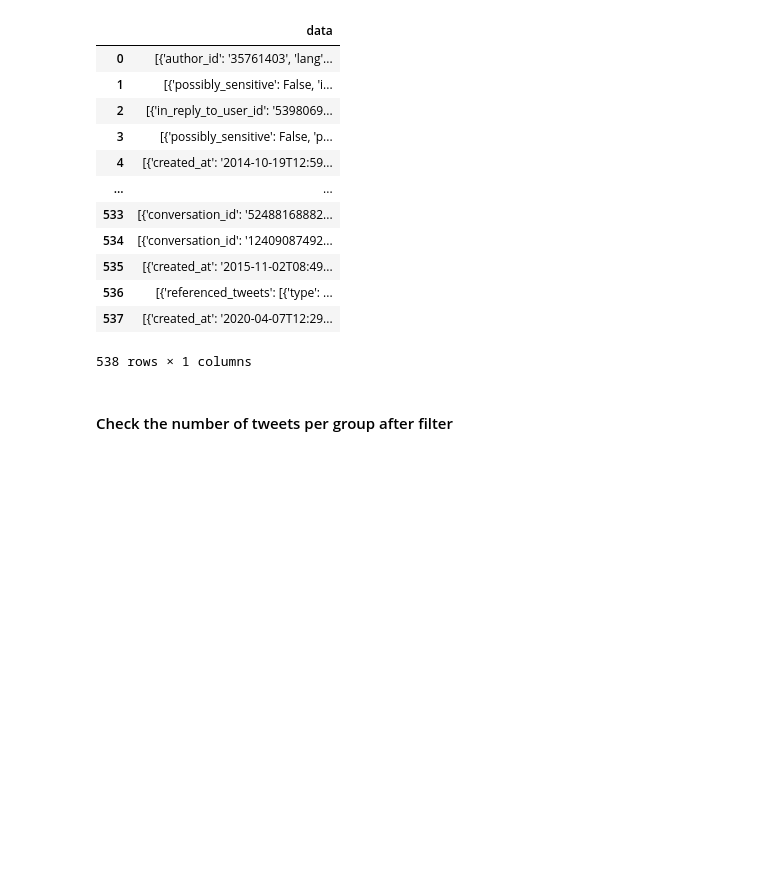
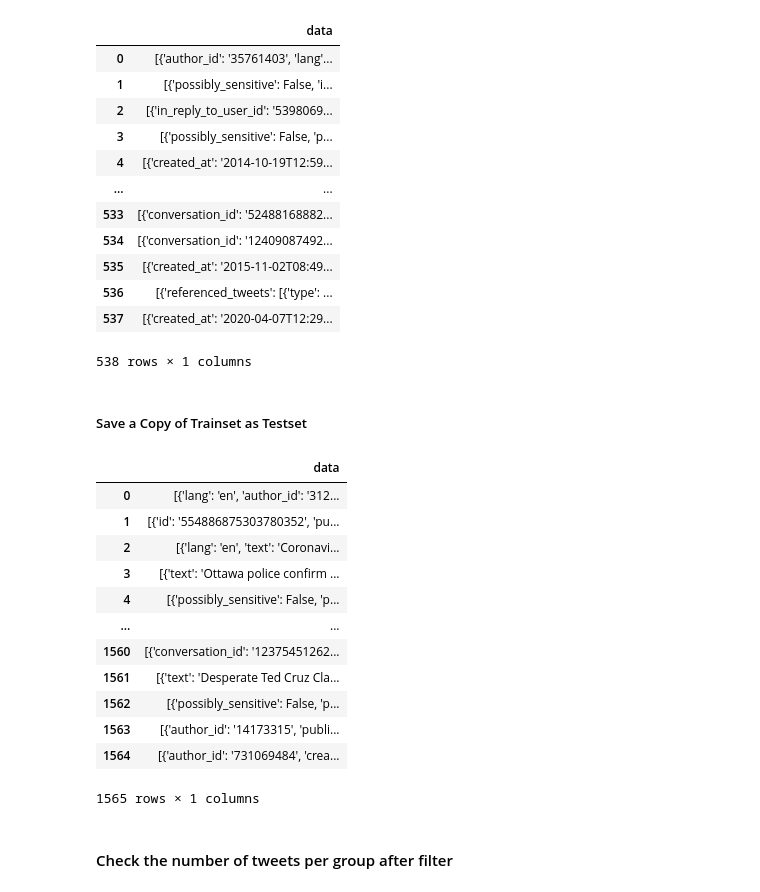
Before and after one commit to simonqian999/nlp_2022_p, a Jupyter notebook: Peter/code/Preprocessing.ipynb, the cells around one changed output. Drawn from its saved outputs; the diff is of its cells as text; code cells hidden in the pictures; blank space fills up the shorter version.

```diff
--- a/Peter/code/Preprocessing.ipynb
+++ b/Peter/code/Preprocessing.ipynb
@@ -281,3 +281,7 @@ dev_data_to_predict
 538 rows × 1 columns
 # %%
 dev_data_to_predict.to_json("../data/dev_data_to_predict.json", orient='records')
+# %% [markdown]
+##### Save a Copy of Trainset as Testset
+# %%
+train_data_prepared = pd.read_json("../data/train_data_prepared.json")
@@ -283,0 +290,18 @@ dev_data_to_predict.to_json("../data/dev_data_to_predict.json", orient='records'
+# %%
+train_data_to_predict = train_data_prepared.drop('label', axis=1)
+# %%
+train_data_to_predict
+# %% [output]
+|  | data |
+| 0 | [{'lang': 'en', 'author_id': '312... |
+| 1 | [{'id': '554886875303780352', 'pu... |
+| 2 | [{'lang': 'en', 'text': 'Coronavi... |
+| 3 | [{'text': 'Ottawa police confirm ... |
+| 4 | [{'possibly_sensitive': False, 'p... |
+| ... | ... |
+| 1560 | [{'conversation_id': '12375451262... |
+| 1561 | [{'text': 'Desperate Ted Cruz Cla... |
+| 1562 | [{'possibly_sensitive': False, 'p... |
+| 1563 | [{'author_id': '14173315', 'publi... |
+| 1564 | [{'author_id': '731069484', 'crea... |
+1565 rows × 1 columns
```
Also changed, not shown: parts of 2 cells of this notebook, 2 other files.
